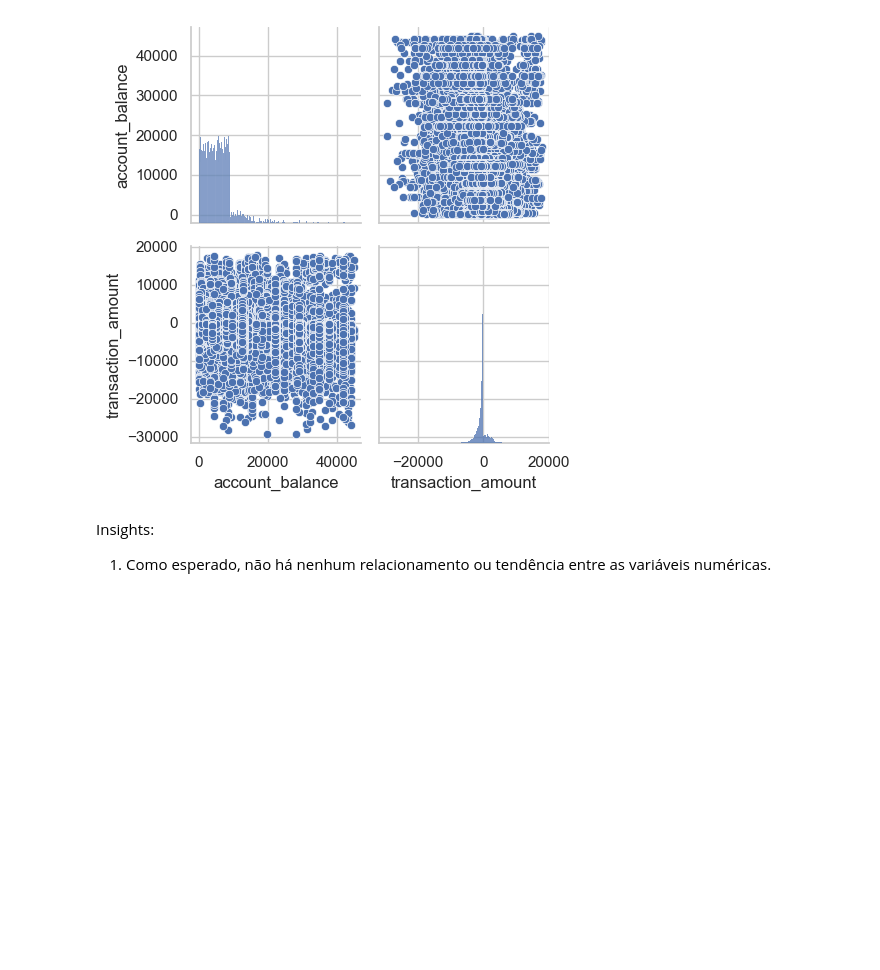
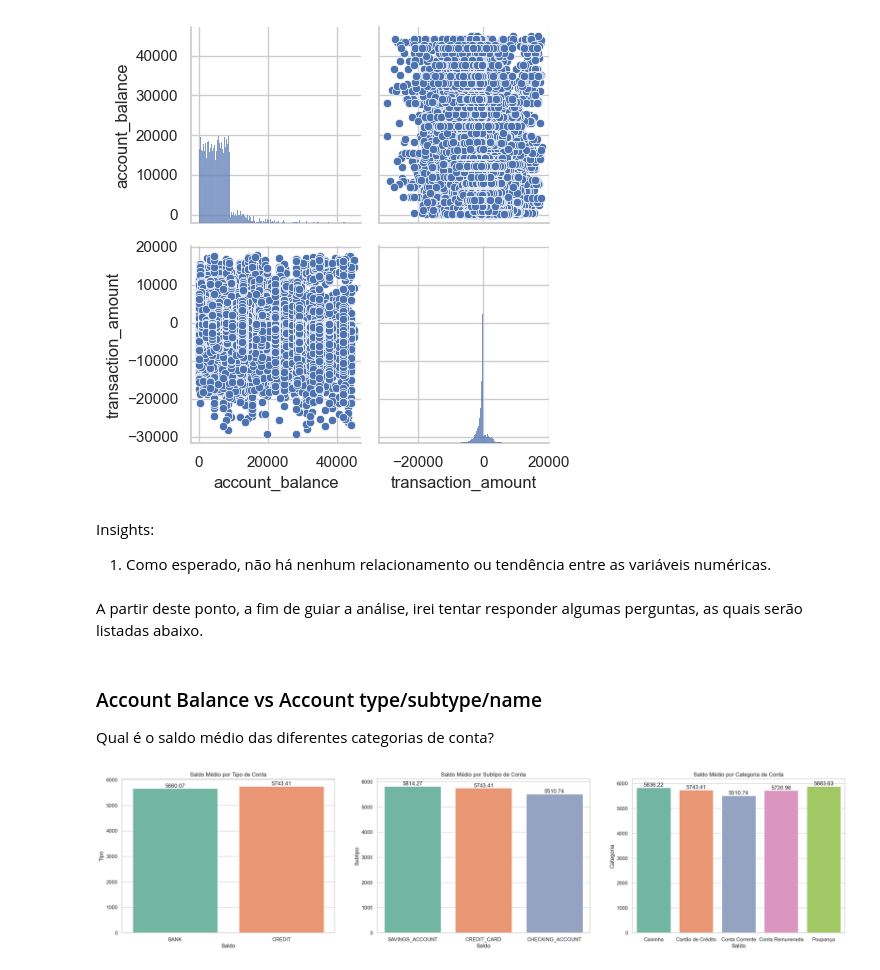
Before and after one commit to allmeidaapedro/Clusterizacao-Clientes-Cartao-Credito, a Jupyter notebook: notebooks/1. EDA.ipynb, the cells around one changed output. Saved outputs shown, nothing was run; the diff lists cells and outputs as text; code cells hidden in the pictures; blank space fills up the shorter version.

Commit message:
Análises bivariadas

```diff
--- a/notebooks/1. EDA.ipynb
+++ b/notebooks/1. EDA.ipynb
@@ -475,3 +450,33 @@ plt.show()
 # %% [markdown]
 Insights:
 1. Como esperado, não há nenhum relacionamento ou tendência entre as variáveis numéricas.
+# %% [markdown]
+A partir deste ponto, a fim de guiar a análise, irei tentar responder algumas perguntas, as quais serão listadas abaixo.
+# %% [markdown]
+### Account Balance vs Account type/subtype/name
+Qual é o saldo médio das diferentes categorias de conta?
+# %%
+fig, axes = plt.subplots(1, 3, figsize=(28, 6))
+
+ax0 = sns.barplot(data=df, x='account_type', y='account_balance', ax=axes[0], ci=None, palette='Set2')
+ax0.set_title('Saldo Médio por Tipo de Conta')
+ax0.set_xlabel('Saldo')
+ax0.set_ylabel('Tipo')
+for container in ax0.containers:
+    ax0.bar_label(container)
+
+ax1 = sns.barplot(data=df, x='account_subtype', y='account_balance', ax=axes[1], ci=None, palette='Set2')
+ax1.set_title('Saldo Médio por Subtipo de Conta')
+ax1.set_xlabel('Saldo')
+ax1.set_ylabel('Subtipo')
+for container in ax1.containers:
+    ax1.bar_label(container)
+
+ax2 = sns.barplot(data=df, x='account_name', y='account_balance', ax=axes[2], ci=None, palette='Set2')
+ax2.set_title('Saldo Médio por Categoria de Conta')
+ax2.set_xlabel('Saldo')
+ax2.set_ylabel('Categoria')
+for container in ax2.containers:
+    ax2.bar_label(container)
+# %% [output]
+[figure, added]
```
Also changed, not shown: parts of 37 cells of this notebook, 1 other file.
